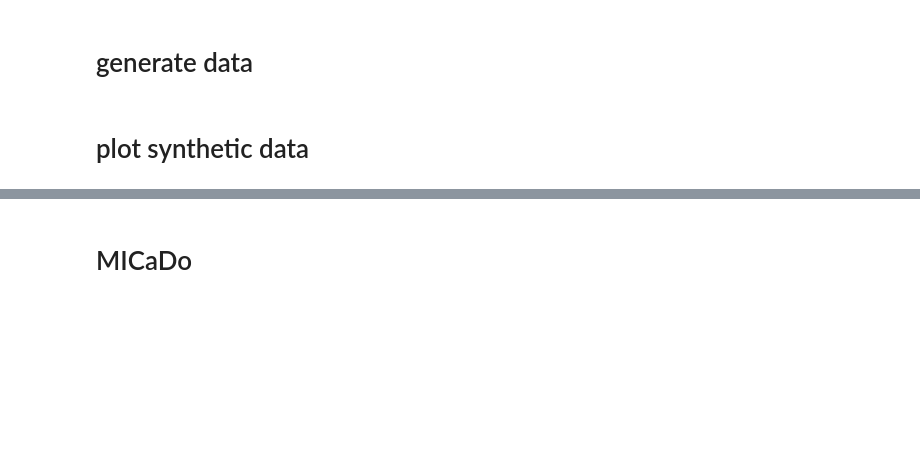
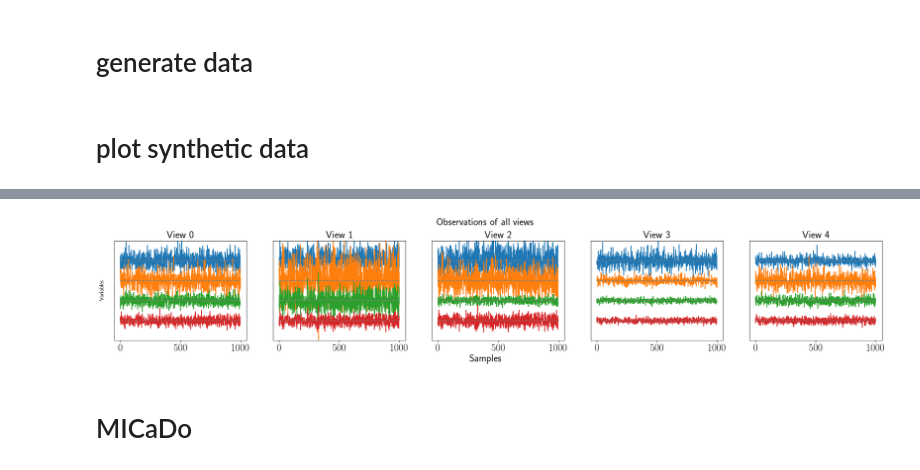
Before and after one commit to AmbroiseHeurtebise/LiMVAM, a Jupyter notebook: examples/example_micado.ipynb, the cells around one changed output, grey strips where cells are left out. Cells and saved outputs as stored; diff of their text form; code cells hidden in the pictures; blank space fills up the shorter version.

```diff
--- a/examples/example_micado.ipynb
+++ b/examples/example_micado.ipynb
@@ -120,21 +127,23 @@ plot_heat_maps(T, title=title)
 # %%
 # plot observations
-def plot_observations(X, height=10):
+def plot_observations(X, height=10, fontsize=22):
     m, p, n = X.shape
     fig, axes = plt.subplots(1, m, figsize=(6*m, 4), sharex=True, sharey=True)
     for i in range(m):
         for j in range(p):
             axes[i].plot(X[i, j] - height * j)
             axes[i].hlines(y=-height*j, xmin=0, xmax=n, linestyles="--", colors="grey")
         axes[i].set_yticks([])
-        axes[i].set_title(f"View {i}")
+        axes[i].set_title(f"View {i}", fontsize=fontsize)
         axes[i].set_ylim([-p*height, height])
-    fig.supxlabel("Samples", y=-0.05)
+    fig.supxlabel("Samples", y=-0.05, fontsize=fontsize)
     fig.supylabel("Variables", x=0.11)
-    fig.suptitle("Observations of all views", y=1.05)
+    fig.suptitle("Observations of all views", y=1.05, fontsize=fontsize)
     plt.show()
 
-plot_observations(X)
+plot_observations(X, fontsize=fontsize)
+# %% [output]
+[figure, added]
 # %% [markdown]
 # MICaDo
 # %%
```
Also changed, not shown: parts of 13 cells of this notebook, 1 other file.
